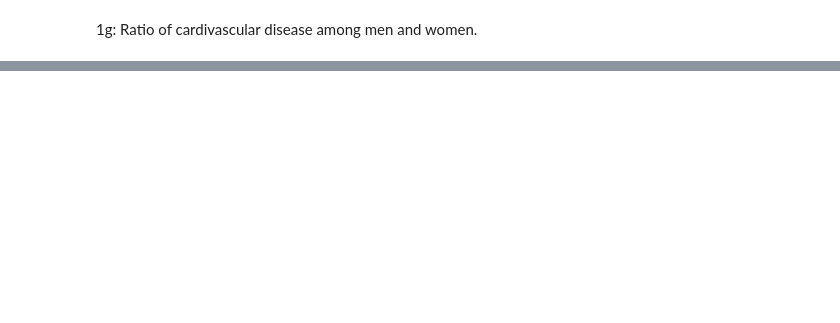
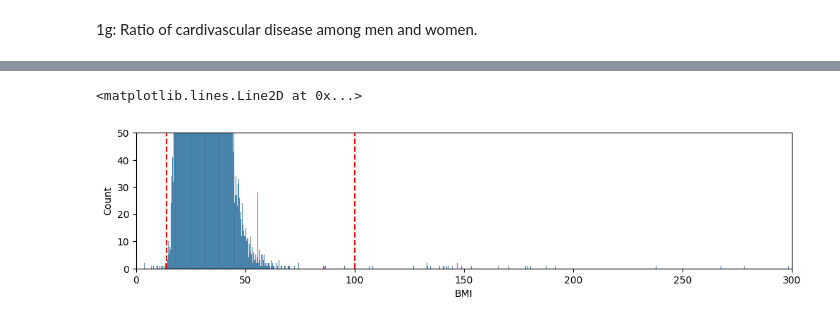
Before and after one commit to dancla240/Machine_Learning_Daniel_Claesson, a Jupyter notebook: Lab/Lab_1_heart.ipynb, the cells around one changed output, grey strips where cells are left out. Drawn from its saved outputs; the diff is of its cells as text; code cells hidden in the pictures; blank space fills up the shorter version.

```diff
--- a/Lab/Lab_1_heart.ipynb
+++ b/Lab/Lab_1_heart.ipynb
@@ -155,0 +175,14 @@ Name: cardio, dtype: float64
+# %%
+df['BMI'] = df['weight']/(df['height']/100)**2
+# %%
+fig, ax = plt.subplots(figsize=(12,2.5))
+sns.histplot(data=df, x='BMI', cumulative=False)
+plt.xlim(right=300, left=0)
+plt.ylim(top=50)
+line_low = plt.Line2D(xdata=[14,14], ydata=[0,50], linestyle='--', color='red')
+line_high = plt.Line2D(xdata=[100,100], ydata=[0,50], linestyle='--', color='red')
+ax.add_line(line_low)
+ax.add_line(line_high)
+# %% [output]
+<matplotlib.lines.Line2D at 0x...>
+[figure, added]
```
Also changed, not shown: parts of 21 cells of this notebook.
